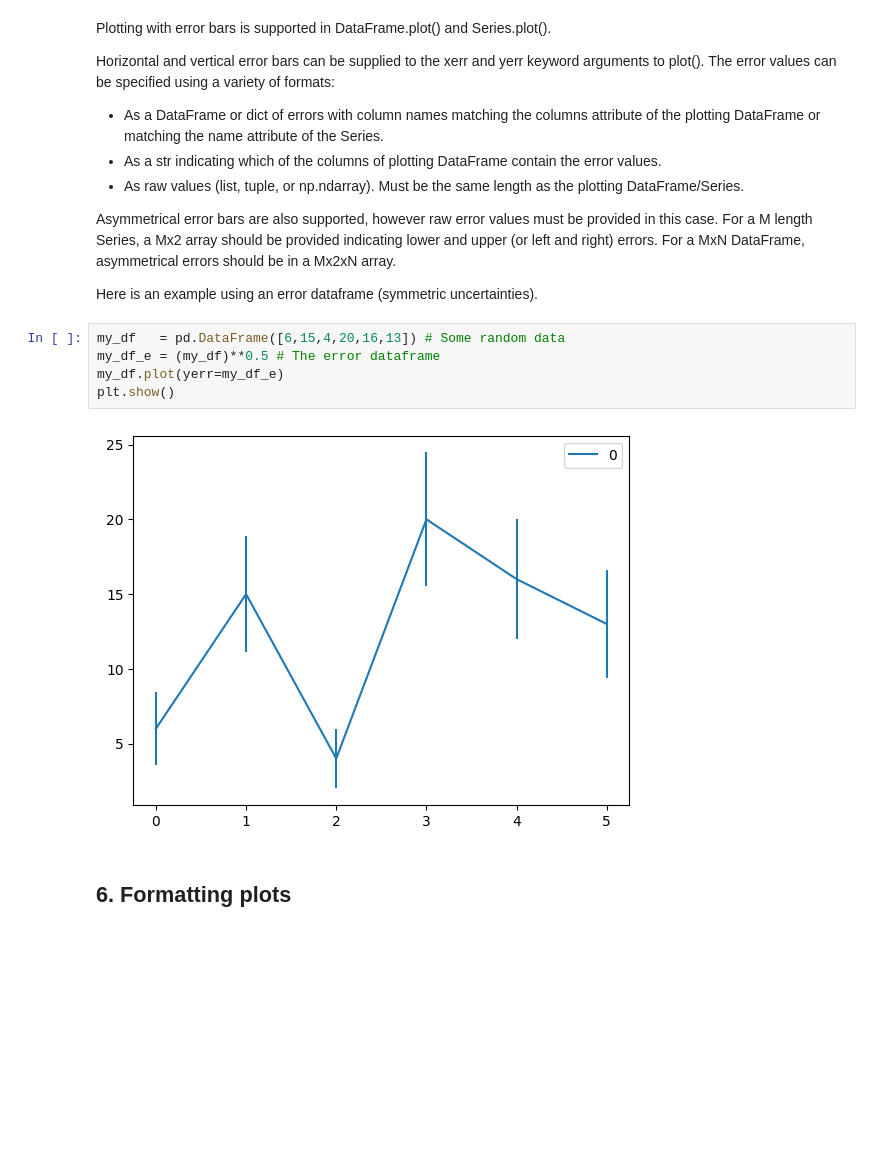
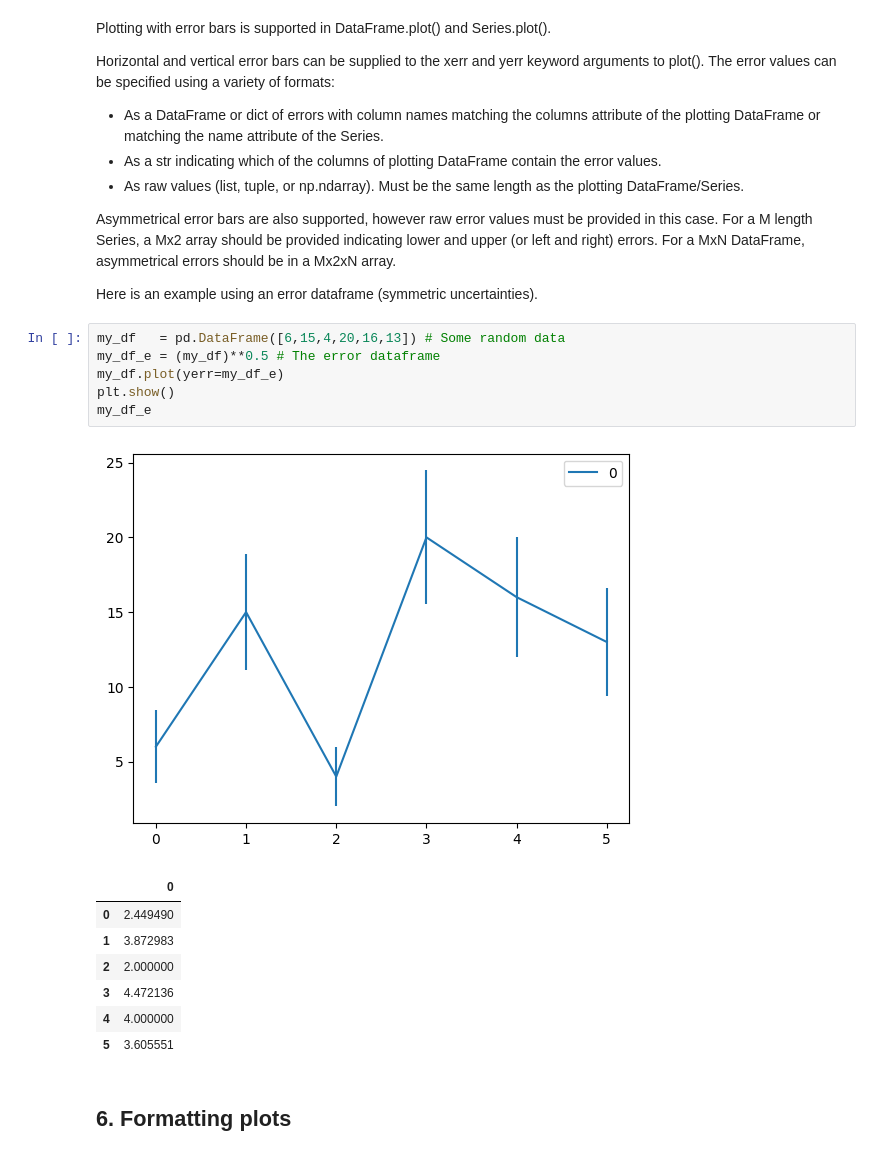
Before and after one commit to vregidor/skills-introduction-to-github, a Jupyter notebook: Module-1/M1-D2-DV.ipynb, the cells around one changed output. Saved outputs shown, nothing was run; the diff lists cells and outputs as text; blank space fills up the shorter version.

```diff
--- a/Module-1/M1-D2-DV.ipynb
+++ b/Module-1/M1-D2-DV.ipynb
@@ -239,10 +270,18 @@ Here is an example using an error dataframe (symmetric uncertainties).
 # %%
 my_df   = pd.DataFrame([6,15,4,20,16,13]) # Some random data
 my_df_e = (my_df)**0.5 # The error dataframe
 my_df.plot(yerr=my_df_e)
 plt.show()
+my_df_e
 # %% [output]
 [figure]
+|  | 0 |
+| 0 | 2.449490 |
+| 1 | 3.872983 |
+| 2 | 2.000000 |
+| 3 | 4.472136 |
+| 4 | 4.000000 |
+| 5 | 3.605551 |
 # %% [markdown]
 ## 6. Formatting plots
 # %% [markdown]
```
Also changed, not shown: parts of 4 cells of this notebook.
